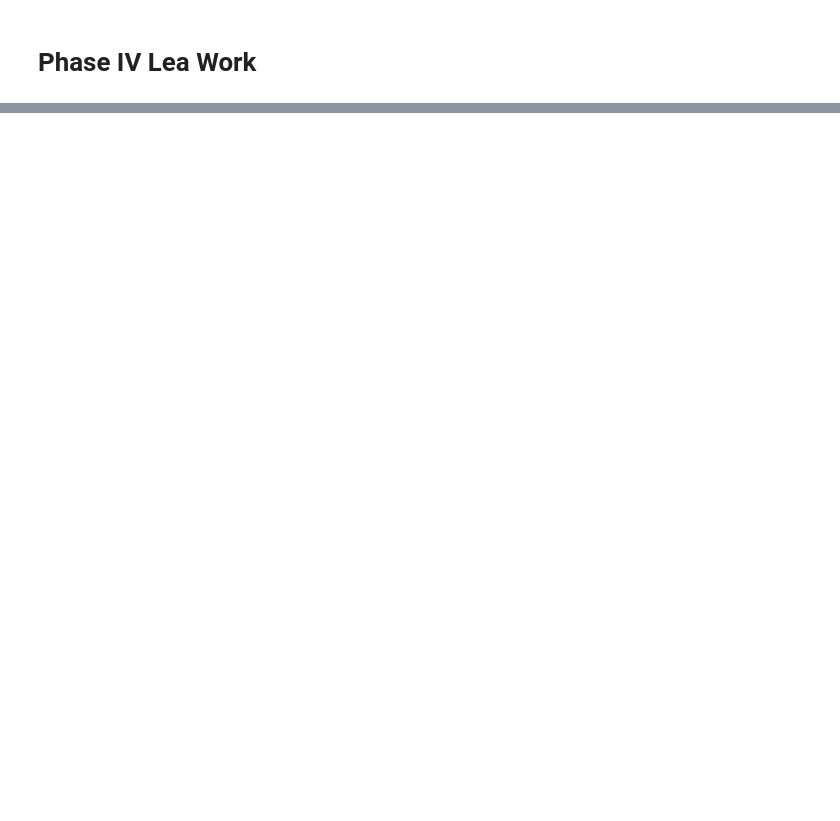
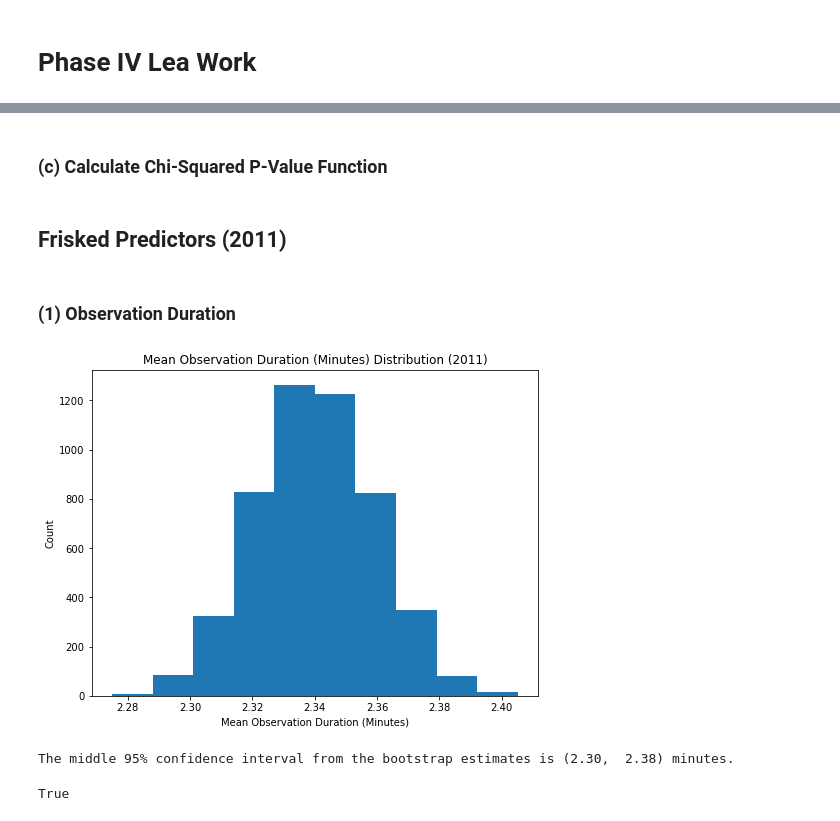
Before and after one commit to leajv123/Data-Science-Project-2950-, a Jupyter notebook: LEA_PhaseIV_Work.ipynb, the cells around one changed output, grey strips where cells are left out. Cells and saved outputs as stored; diff of their text form; code cells hidden in the pictures; blank space fills up the shorter version.

Commit message:
Predictor P-Values
Finished calculating the p-values for the predictors

```diff
--- a/LEA_PhaseIV_Work.ipynb
+++ b/LEA_PhaseIV_Work.ipynb
@@ -259,0 +17,15 @@ False
+# %%
+def bootstrap(df, colname):
+    """ Calculate 5000 bootstraps on the colname column in df for a given year. """
+    data= df[colname]
+    sample_size= data.size
+
+    # Bootstrap 5000 times. For each resample, calculate the mean of the sample.
+    bootstraps= []
+
+    for i in np.arange(0, 5001):
+        resample= np.random.choice(data, sample_size)
+        resample_mean= np.average(resample)
+        bootstraps= np.append(bootstraps, resample_mean)
+
+    return bootstraps
@@ -259,0 +45,2 @@ False
+# %% [markdown]
+### (c) Calculate Chi-Squared P-Value Function
@@ -259,0 +53,32 @@ False
+# %% [markdown]
+## Frisked Predictors (2011)
+# %% [markdown]
+### (1) Observation Duration
+# %%
+obs_duration_frisked= sqf2011.loc[sqf2011['frisked'] == True]
+
+obs_bootstraps2011= bootstrap(obs_duration_frisked, 'obs_duration')
+
+plt.figure(figsize= (8, 6))
+plt.hist(obs_bootstraps2011)
+plt.xlabel('Mean Observation Duration (Minutes)')
+plt.ylabel('Count')
+plt.title('Mean Observation Duration (Minutes) Distribution (2011)')
+plt.show()
+# %% [output]
+[figure, added]
+# %%
+# Calculate the 95% confidence interval
+left_bound = np.percentile(obs_bootstraps2011, 2.5)
+right_bound = np.percentile(obs_bootstraps2011, 97.5)
+
+conf_interval_print= "The middle 95% confidence interval from the bootstrap estimates is ({:.2f},  {:.2f}) minutes.".format(left_bound, right_bound)
+print(conf_interval_print)
+# %% [output]
+The middle 95% confidence interval from the bootstrap estimates is (2.30,  2.38) minutes.
+# %%
+fObs_test_stat2011= np.average(sqf2011.obs_duration)
+fObs_pVal2011= sum(obs_bootstraps2011 >= fObs_test_stat2011) / len(obs_bootstraps2011)
+fObs_pVal2011 < 0.05
+# %% [output]
+True
```
Also changed, not shown: parts of 138 cells of this notebook.
